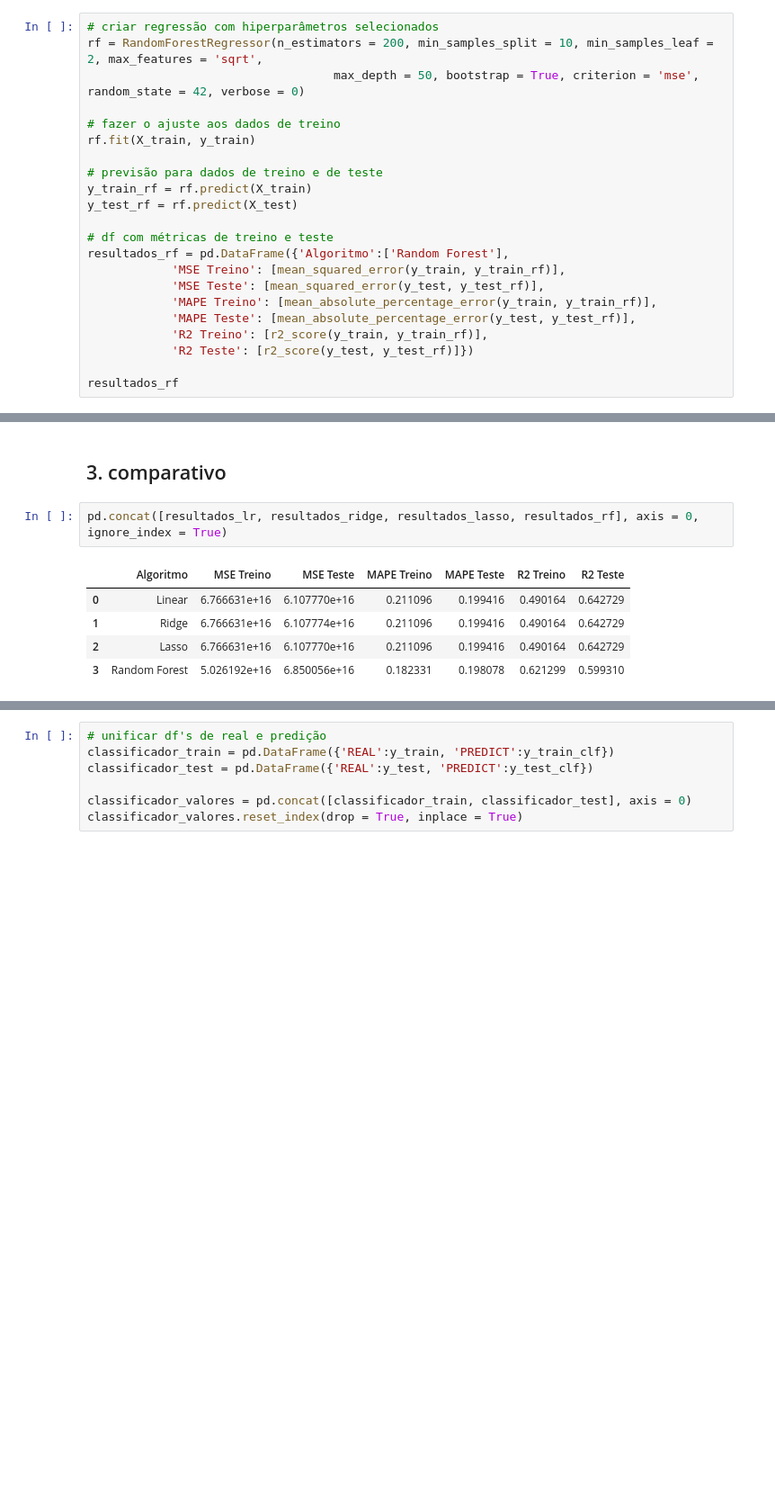
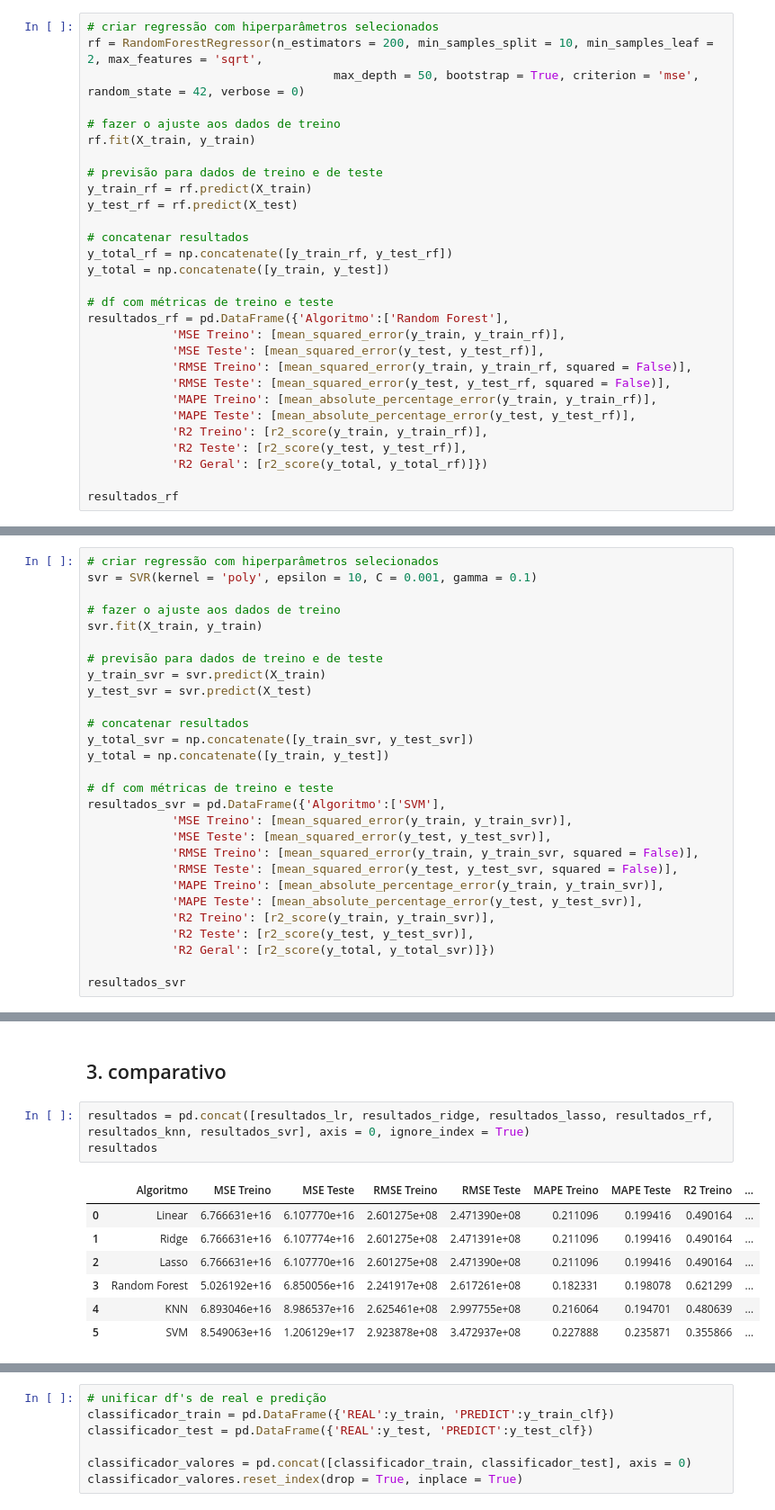
Before and after one commit to duartevictor/data_ciencia, a Jupyter notebook: tcc/notebooks/3_modelos.ipynb, the cells around one changed output, grey strips where cells are left out. Shown at 90% size. Drawn from its saved outputs; the diff is of its cells as text; blank space fills up the shorter version.

```diff
--- a/tcc/notebooks/3_modelos.ipynb
+++ b/tcc/notebooks/3_modelos.ipynb
@@ -279,14 +301,21 @@ rf.fit(X_train, y_train)
 y_train_rf = rf.predict(X_train)
 y_test_rf = rf.predict(X_test)
 
+# concatenar resultados
+y_total_rf = np.concatenate([y_train_rf, y_test_rf])
+y_total = np.concatenate([y_train, y_test])
+
 # df com métricas de treino e teste
 resultados_rf = pd.DataFrame({'Algoritmo':['Random Forest'],
             'MSE Treino': [mean_squared_error(y_train, y_train_rf)],
             'MSE Teste': [mean_squared_error(y_test, y_test_rf)],
+            'RMSE Treino': [mean_squared_error(y_train, y_train_rf, squared = False)],
+            'RMSE Teste': [mean_squared_error(y_test, y_test_rf, squared = False)],
             'MAPE Treino': [mean_absolute_percentage_error(y_train, y_train_rf)],
             'MAPE Teste': [mean_absolute_percentage_error(y_test, y_test_rf)],
             'R2 Treino': [r2_score(y_train, y_train_rf)],
-            'R2 Teste': [r2_score(y_test, y_test_rf)]})
+            'R2 Teste': [r2_score(y_test, y_test_rf)],
+            'R2 Geral': [r2_score(y_total, y_total_rf)]})
 
 resultados_rf
 # %% [output]
@@ -324,0 +440,28 @@ var_imp
+# %%
+# criar regressão com hiperparâmetros selecionados
+svr = SVR(kernel = 'poly', epsilon = 10, C = 0.001, gamma = 0.1)
+
+# fazer o ajuste aos dados de treino
+svr.fit(X_train, y_train)
+
+# previsão para dados de treino e de teste
+y_train_svr = svr.predict(X_train)
+y_test_svr = svr.predict(X_test)
+
+# concatenar resultados
+y_total_svr = np.concatenate([y_train_svr, y_test_svr])
+y_total = np.concatenate([y_train, y_test])
+
+# df com métricas de treino e teste
+resultados_svr = pd.DataFrame({'Algoritmo':['SVM'],
+            'MSE Treino': [mean_squared_error(y_train, y_train_svr)],
+            'MSE Teste': [mean_squared_error(y_test, y_test_svr)],
+            'RMSE Treino': [mean_squared_error(y_train, y_train_svr, squared = False)],
+            'RMSE Teste': [mean_squared_error(y_test, y_test_svr, squared = False)],
+            'MAPE Treino': [mean_absolute_percentage_error(y_train, y_train_svr)],
+            'MAPE Teste': [mean_absolute_percentage_error(y_test, y_test_svr)],
+            'R2 Treino': [r2_score(y_train, y_train_svr)],
+            'R2 Teste': [r2_score(y_test, y_test_svr)],
+            'R2 Geral': [r2_score(y_total, y_total_svr)]})
+
+resultados_svr
@@ -325,11 +488,14 @@ var_imp
 # %% [markdown]
 ## 3. comparativo
 # %%
-pd.concat([resultados_lr, resultados_ridge, resultados_lasso, resultados_rf], axis = 0, ignore_index = True)
+resultados = pd.concat([resultados_lr, resultados_ridge, resultados_lasso, resultados_rf, resultados_knn, resultados_svr], axis = 0, ignore_index = True)
+resultados
 # %% [output]
-|  | Algoritmo | MSE Treino | MSE Teste | MAPE Treino | MAPE Teste | R2 Treino | R2 Teste |
-| 0 | Linear | 6.766631e+16 | 6.107770e+16 | 0.211096 | 0.199416 | 0.490164 | 0.642729 |
-| 1 | Ridge | 6.766631e+16 | 6.107774e+16 | 0.211096 | 0.199416 | 0.490164 | 0.642729 |
-| 2 | Lasso | 6.766631e+16 | 6.107770e+16 | 0.211096 | 0.199416 | 0.490164 | 0.642729 |
-| 3 | Random Forest | 5.026192e+16 | 6.850056e+16 | 0.182331 | 0.198078 | 0.621299 | 0.599310 |
+|  | Algoritmo | MSE Treino | MSE Teste | RMSE Treino | RMSE Teste | MAPE Treino | MAPE Teste | R2 Treino | ... |
+| 0 | Linear | 6.766631e+16 | 6.107770e+16 | 2.601275e+08 | 2.471390e+08 | 0.211096 | 0.199416 | 0.490164 | ... |
+| 1 | Ridge | 6.766631e+16 | 6.107774e+16 | 2.601275e+08 | 2.471391e+08 | 0.211096 | 0.199416 | 0.490164 | ... |
+| 2 | Lasso | 6.766631e+16 | 6.107770e+16 | 2.601275e+08 | 2.471390e+08 | 0.211096 | 0.199416 | 0.490164 | ... |
+| 3 | Random Forest | 5.026192e+16 | 6.850056e+16 | 2.241917e+08 | 2.617261e+08 | 0.182331 | 0.198078 | 0.621299 | ... |
+| 4 | KNN | 6.893046e+16 | 8.986537e+16 | 2.625461e+08 | 2.997755e+08 | 0.216064 | 0.194701 | 0.480639 | ... |
+| 5 | SVM | 8.549063e+16 | 1.206129e+17 | 2.923878e+08 | 3.472937e+08 | 0.227888 | 0.235871 | 0.355866 | ... |
 # %%
```
Also changed, not shown: parts of 24 cells of this notebook, 1 other file.
